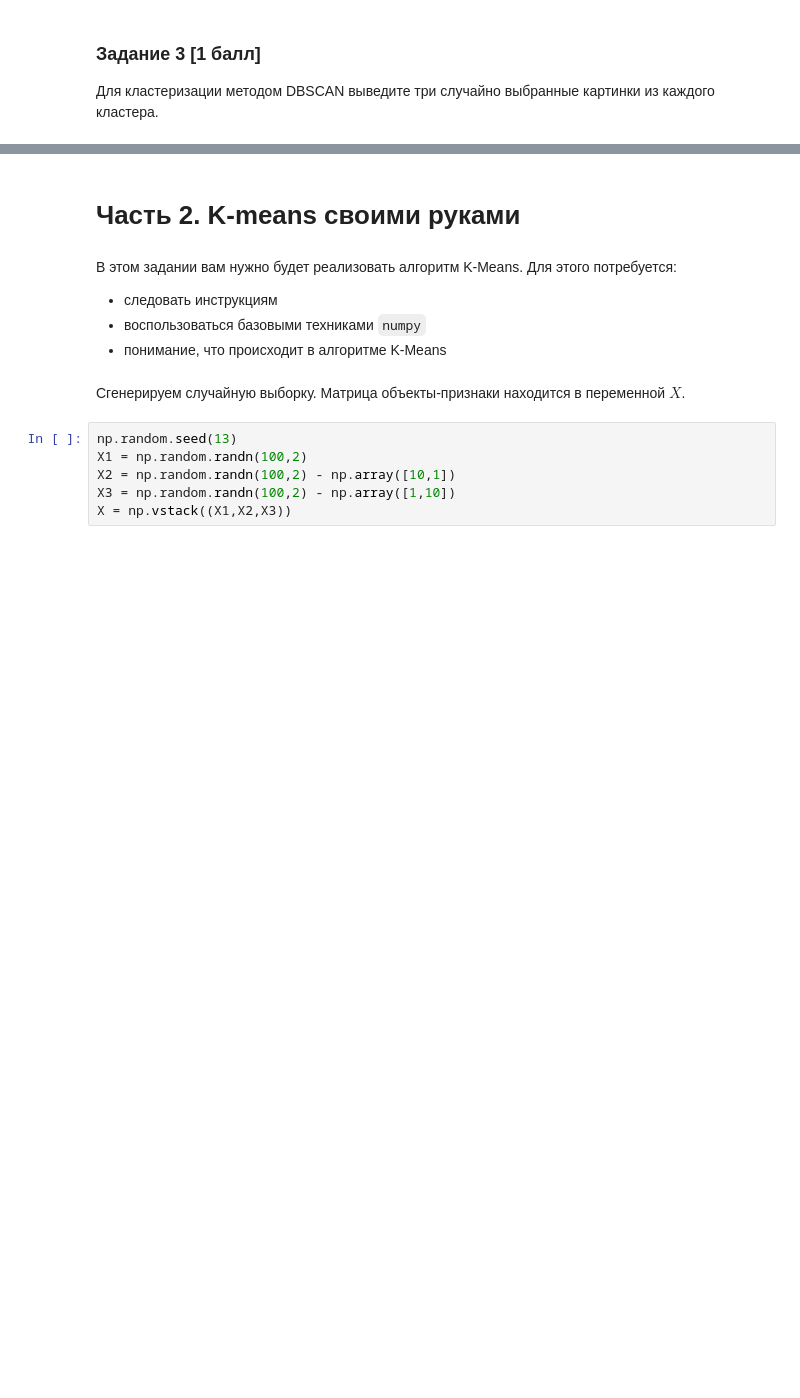
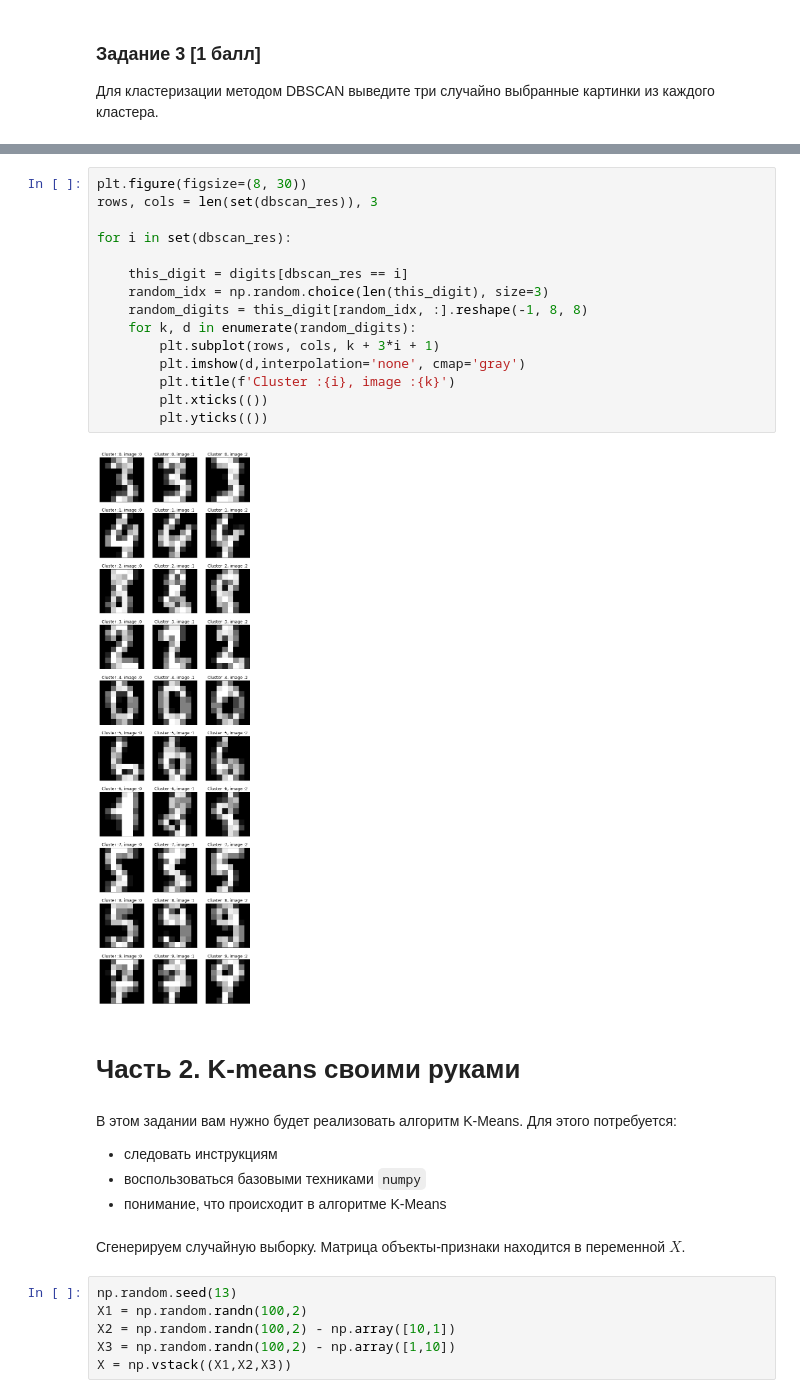
Before and after one commit to ksetdekov/ml_dpo_2021, a Jupyter notebook: hw/hw5/hw05.ipynb, the cells around one changed output, grey strips where cells are left out. Cells and saved outputs as stored; diff of their text form; blank space fills up the shorter version.

```diff
--- a/hw/hw5/hw05.ipynb
+++ b/hw/hw5/hw05.ipynb
@@ -105,3 +181,20 @@ from sklearn.metrics import silhouette_score
+# %%
+plt.figure(figsize=(8, 30))
+rows, cols = len(set(dbscan_res)), 3
+
+for i in set(dbscan_res):
+
+    this_digit = digits[dbscan_res == i]
+    random_idx = np.random.choice(len(this_digit), size=3)
+    random_digits = this_digit[random_idx, :].reshape(-1, 8, 8)
+    for k, d in enumerate(random_digits):
+        plt.subplot(rows, cols, k + 3*i + 1)
+        plt.imshow(d,interpolation='none', cmap='gray')
+        plt.title(f'Cluster :{i}, image :{k}')
+        plt.xticks(())
+        plt.yticks(())
+# %% [output]
+[figure, added]
 # %% [markdown]
 # Часть 2. K-means своими руками
 # %% [markdown]
```
Also changed, not shown: parts of 12 cells of this notebook.
